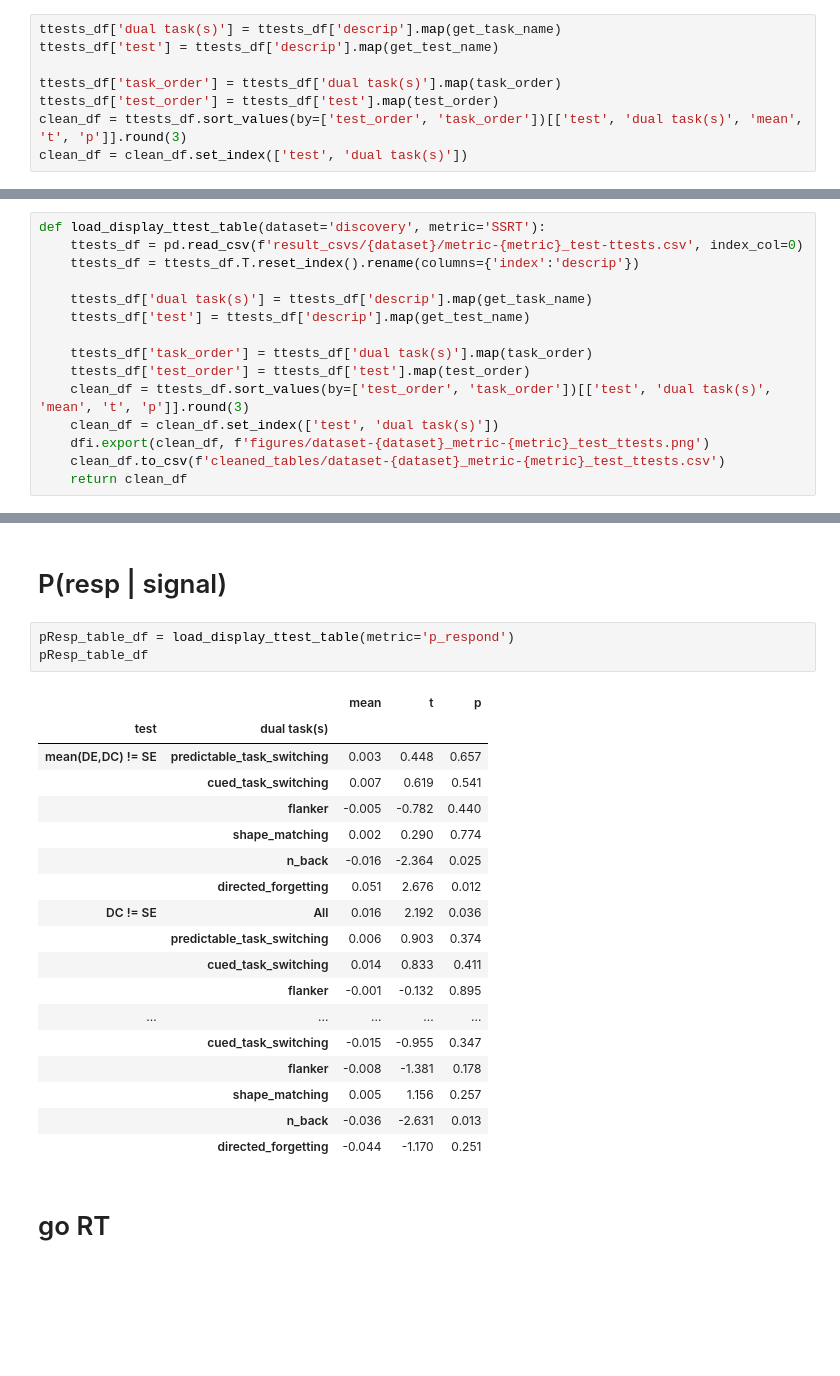
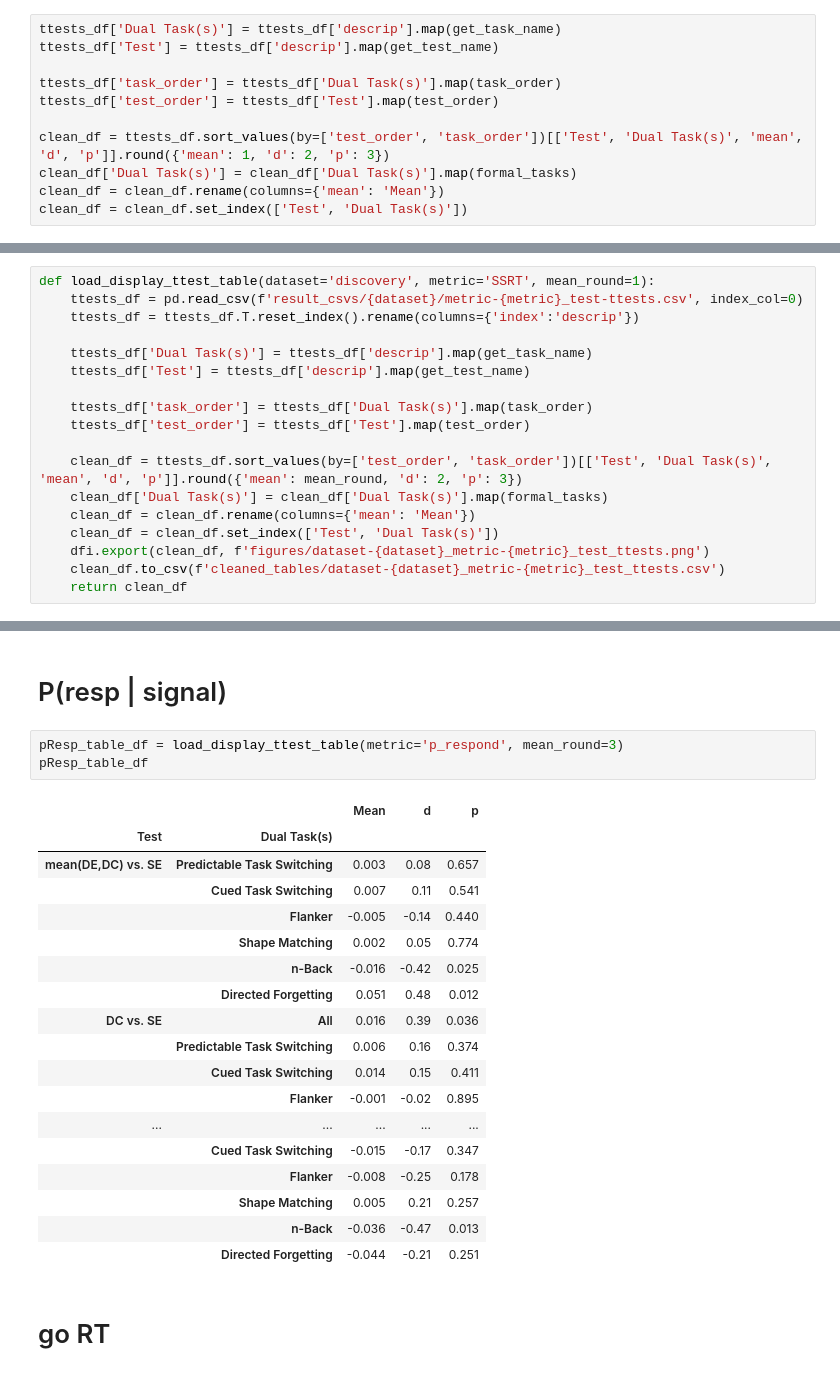
Before and after one commit to henrymj/mturk_dualStop_analysis, a Jupyter notebook: display_tables.ipynb, the cells around one changed output, grey strips where cells are left out. Drawn from its saved outputs; the diff is of its cells as text; blank space fills up the shorter version.

Commit message:
add notebook for cleaning and displaying results

```diff
--- a/display_tables.ipynb
+++ b/display_tables.ipynb
@@ -45,11 +58,14 @@ task_order = {
 # %%
-ttests_df['dual task(s)'] = ttests_df['descrip'].map(get_task_name)
-ttests_df['test'] = ttests_df['descrip'].map(get_test_name)
+ttests_df['Dual Task(s)'] = ttests_df['descrip'].map(get_task_name)
+ttests_df['Test'] = ttests_df['descrip'].map(get_test_name)
 
-ttests_df['task_order'] = ttests_df['dual task(s)'].map(task_order)
-ttests_df['test_order'] = ttests_df['test'].map(test_order)
-clean_df = ttests_df.sort_values(by=['test_order', 'task_order'])[['test', 'dual task(s)', 'mean', 't', 'p']].round(3)
-clean_df = clean_df.set_index(['test', 'dual task(s)'])
+ttests_df['task_order'] = ttests_df['Dual Task(s)'].map(task_order)
+ttests_df['test_order'] = ttests_df['Test'].map(test_order)
+
+clean_df = ttests_df.sort_values(by=['test_order', 'task_order'])[['Test', 'Dual Task(s)', 'mean', 'd', 'p']].round({'mean': 1, 'd': 2, 'p': 3})
+clean_df['Dual Task(s)'] = clean_df['Dual Task(s)'].map(formal_tasks)
+clean_df = clean_df.rename(columns={'mean': 'Mean'})
+clean_df = clean_df.set_index(['Test', 'Dual Task(s)'])
 # %%
 dfi.export(clean_df, 'figures/dataset-discovery_metric-SSRT_test_ttests.png')
 clean_df.to_csv('cleaned_tables/dataset-discovery_metric-SSRT_test_ttests.csv')
@@ -76,15 +92,18 @@ clean_df
 # %%
-def load_display_ttest_table(dataset='discovery', metric='SSRT'):
+def load_display_ttest_table(dataset='discovery', metric='SSRT', mean_round=1):
     ttests_df = pd.read_csv(f'result_csvs/{dataset}/metric-{metric}_test-ttests.csv', index_col=0)
     ttests_df = ttests_df.T.reset_index().rename(columns={'index':'descrip'})
 
-    ttests_df['dual task(s)'] = ttests_df['descrip'].map(get_task_name)
-    ttests_df['test'] = ttests_df['descrip'].map(get_test_name)
+    ttests_df['Dual Task(s)'] = ttests_df['descrip'].map(get_task_name)
+    ttests_df['Test'] = ttests_df['descrip'].map(get_test_name)
 
-    ttests_df['task_order'] = ttests_df['dual task(s)'].map(task_order)
-    ttests_df['test_order'] = ttests_df['test'].map(test_order)
-    clean_df = ttests_df.sort_values(by=['test_order', 'task_order'])[['test', 'dual task(s)', 'mean', 't', 'p']].round(3)
-    clean_df = clean_df.set_index(['test', 'dual task(s)'])
+    ttests_df['task_order'] = ttests_df['Dual Task(s)'].map(task_order)
+    ttests_df['test_order'] = ttests_df['Test'].map(test_order)
+
+    clean_df = ttests_df.sort_values(by=['test_order', 'task_order'])[['Test', 'Dual Task(s)', 'mean', 'd', 'p']].round({'mean': mean_round, 'd': 2, 'p': 3})
+    clean_df['Dual Task(s)'] = clean_df['Dual Task(s)'].map(formal_tasks)
+    clean_df = clean_df.rename(columns={'mean': 'Mean'})
+    clean_df = clean_df.set_index(['Test', 'Dual Task(s)'])
     dfi.export(clean_df, f'figures/dataset-{dataset}_metric-{metric}_test_ttests.png')
     clean_df.to_csv(f'cleaned_tables/dataset-{dataset}_metric-{metric}_test_ttests.csv')
     return clean_df
@@ -115,27 +178,27 @@ SSD_table_df
 # %% [markdown]
 # P(resp | signal)
 # %%
-pResp_table_df = load_display_ttest_table(metric='p_respond')
+pResp_table_df = load_display_ttest_table(metric='p_respond', mean_round=3)
 pResp_table_df
 # %% [output]
-|  |  | mean | t | p |
-| test | dual task(s) |  |  |  |
-| mean(DE,DC) != SE | predictable_task_switching | 0.003 | 0.448 | 0.657 |
-|  | cued_task_switching | 0.007 | 0.619 | 0.541 |
-|  | flanker | -0.005 | -0.782 | 0.440 |
-|  | shape_matching | 0.002 | 0.290 | 0.774 |
-|  | n_back | -0.016 | -2.364 | 0.025 |
-|  | directed_forgetting | 0.051 | 2.676 | 0.012 |
-| DC != SE | All | 0.016 | 2.192 | 0.036 |
-|  | predictable_task_switching | 0.006 | 0.903 | 0.374 |
-|  | cued_task_switching | 0.014 | 0.833 | 0.411 |
-|  | flanker | -0.001 | -0.132 | 0.895 |
+|  |  | Mean | d | p |
+| Test | Dual Task(s) |  |  |  |
+| mean(DE,DC) vs. SE | Predictable Task Switching | 0.003 | 0.08 | 0.657 |
+|  | Cued Task Switching | 0.007 | 0.11 | 0.541 |
+|  | Flanker | -0.005 | -0.14 | 0.440 |
+|  | Shape Matching | 0.002 | 0.05 | 0.774 |
+|  | n-Back | -0.016 | -0.42 | 0.025 |
+|  | Directed Forgetting | 0.051 | 0.48 | 0.012 |
+| DC vs. SE | All | 0.016 | 0.39 | 0.036 |
+|  | Predictable Task Switching | 0.006 | 0.16 | 0.374 |
+|  | Cued Task Switching | 0.014 | 0.15 | 0.411 |
+|  | Flanker | -0.001 | -0.02 | 0.895 |
 | ... | ... | ... | ... | ... |
-|  | cued_task_switching | -0.015 | -0.955 | 0.347 |
-|  | flanker | -0.008 | -1.381 | 0.178 |
-|  | shape_matching | 0.005 | 1.156 | 0.257 |
-|  | n_back | -0.036 | -2.631 | 0.013 |
-|  | directed_forgetting | -0.044 | -1.170 | 0.251 |
+|  | Cued Task Switching | -0.015 | -0.17 | 0.347 |
+|  | Flanker | -0.008 | -0.25 | 0.178 |
+|  | Shape Matching | 0.005 | 0.21 | 0.257 |
+|  | n-Back | -0.036 | -0.47 | 0.013 |
+|  | Directed Forgetting | -0.044 | -0.21 | 0.251 |
 # %% [markdown]
 # go RT
 # %%
```
Also changed, not shown: parts of 24 cells of this notebook.
